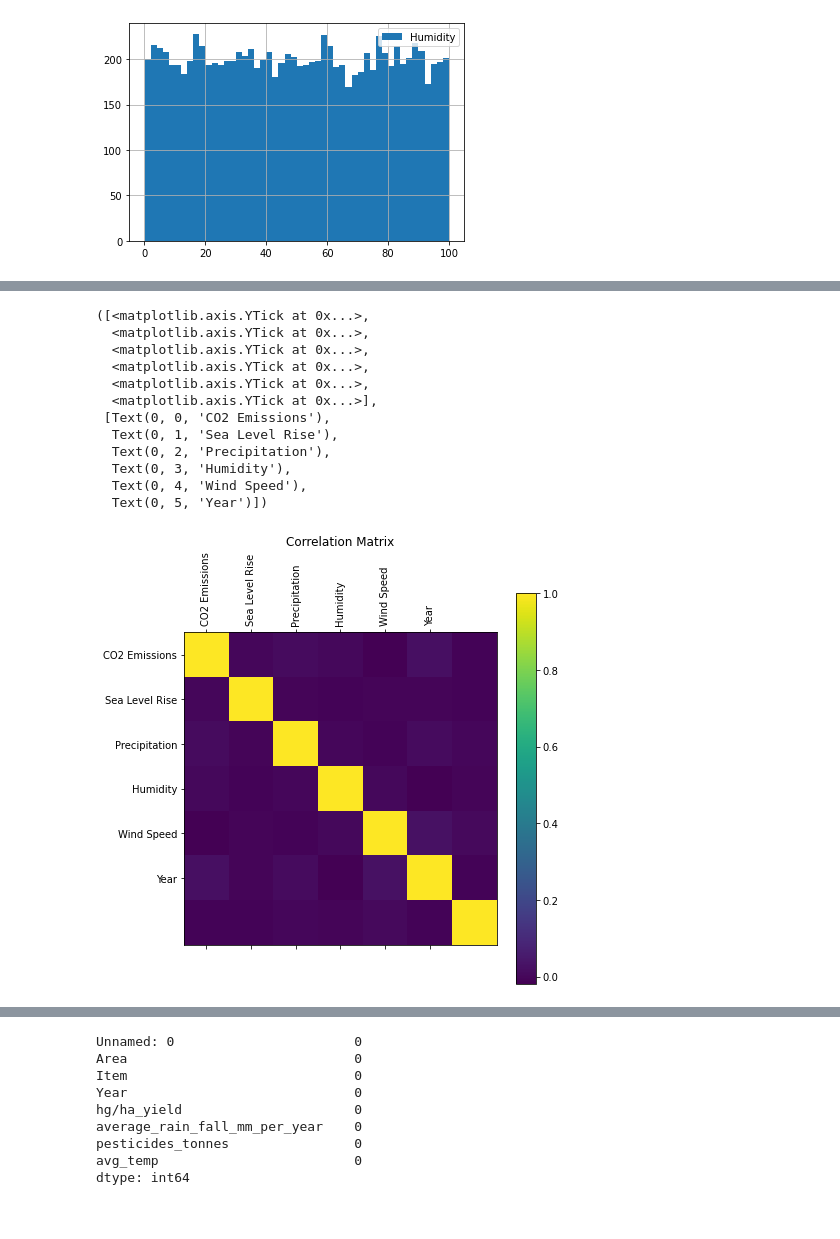
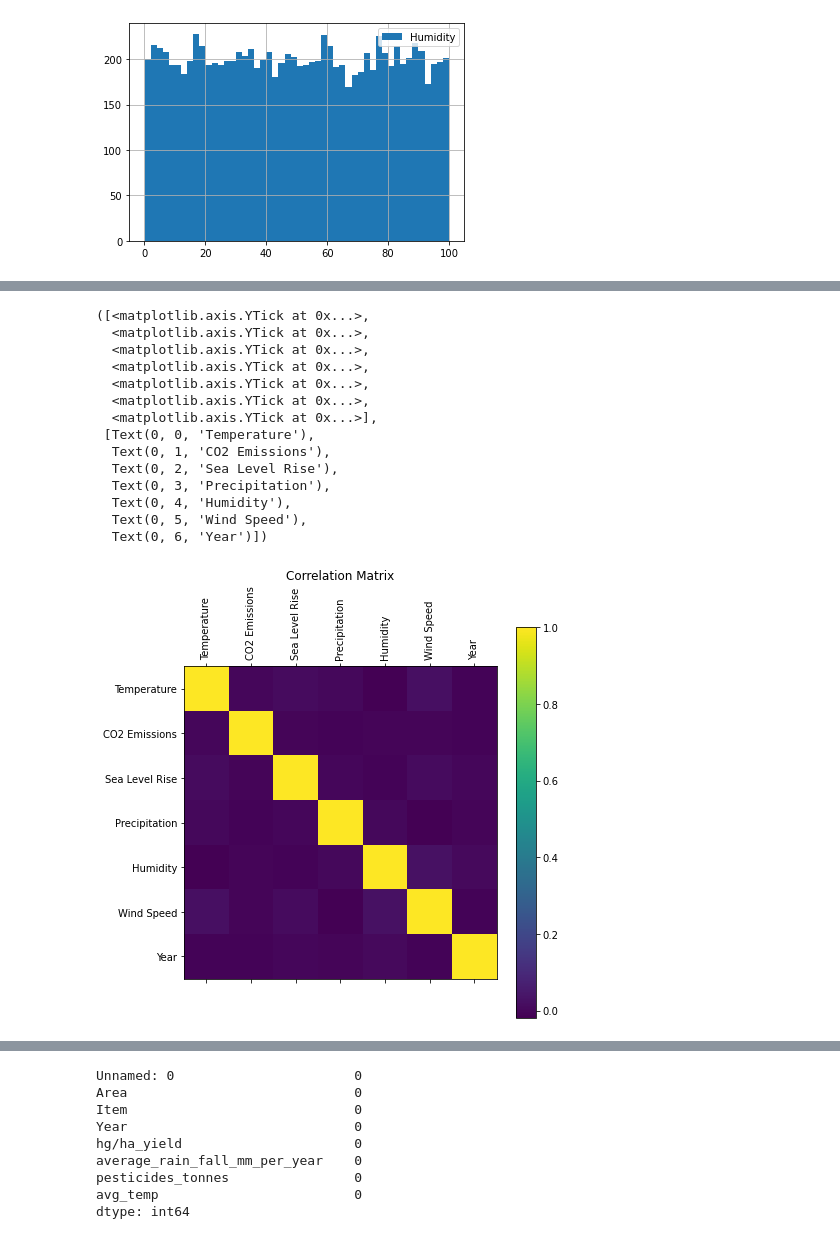
Before and after one commit to burghporter314/Food-Scarcity-Prediction, a Jupyter notebook: Food Scaricity - Dante Osbourne-Dylan Porter- Code.ipynb, the cells around one changed output, grey strips where cells are left out. Cells and saved outputs as stored; diff of their text form; code cells hidden in the pictures.

```diff
--- a/Food Scaricity - Dante Osbourne-Dylan Porter- Code.ipynb
+++ b/Food Scaricity - Dante Osbourne-Dylan Porter- Code.ipynb
@@ -168,24 +184,26 @@ climate_change_df.iloc[:,8].hist(legend=True,bins=50)
 # %%
 plt.figure(figsize=(7,7))
 plt.matshow(climate_change_df.iloc[:,1:].corr(), fignum=1)
 plt.title('Correlation Matrix', position = (0.5, 1.1))
 plt.colorbar()
-plt.xticks(range(6), list(climate_change_df.iloc[:,3:].columns), rotation = 90)
-plt.yticks(range(6), list(climate_change_df.iloc[:,3:].columns))
+plt.xticks(range(7), list(climate_change_df.iloc[:,3:].columns), rotation = 90)
+plt.yticks(range(7), list(climate_change_df.iloc[:,3:].columns))
 # %% [output]
 ([<matplotlib.axis.YTick at 0x...>,
   <matplotlib.axis.YTick at 0x...>,
   <matplotlib.axis.YTick at 0x...>,
   <matplotlib.axis.YTick at 0x...>,
   <matplotlib.axis.YTick at 0x...>,
+  <matplotlib.axis.YTick at 0x...>,
   <matplotlib.axis.YTick at 0x...>],
- [Text(0, 0, 'CO2 Emissions'),
-  Text(0, 1, 'Sea Level Rise'),
-  Text(0, 2, 'Precipitation'),
-  Text(0, 3, 'Humidity'),
-  Text(0, 4, 'Wind Speed'),
-  Text(0, 5, 'Year')])
+ [Text(0, 0, 'Temperature'),
+  Text(0, 1, 'CO2 Emissions'),
+  Text(0, 2, 'Sea Level Rise'),
+  Text(0, 3, 'Precipitation'),
+  Text(0, 4, 'Humidity'),
+  Text(0, 5, 'Wind Speed'),
+  Text(0, 6, 'Year')])
-[figure, old version]
+[figure, new version]
 # %%
 #basic exploration of the yield data frame
 yield_df.head()
```
Also changed, not shown: parts of 5 cells of this notebook.
